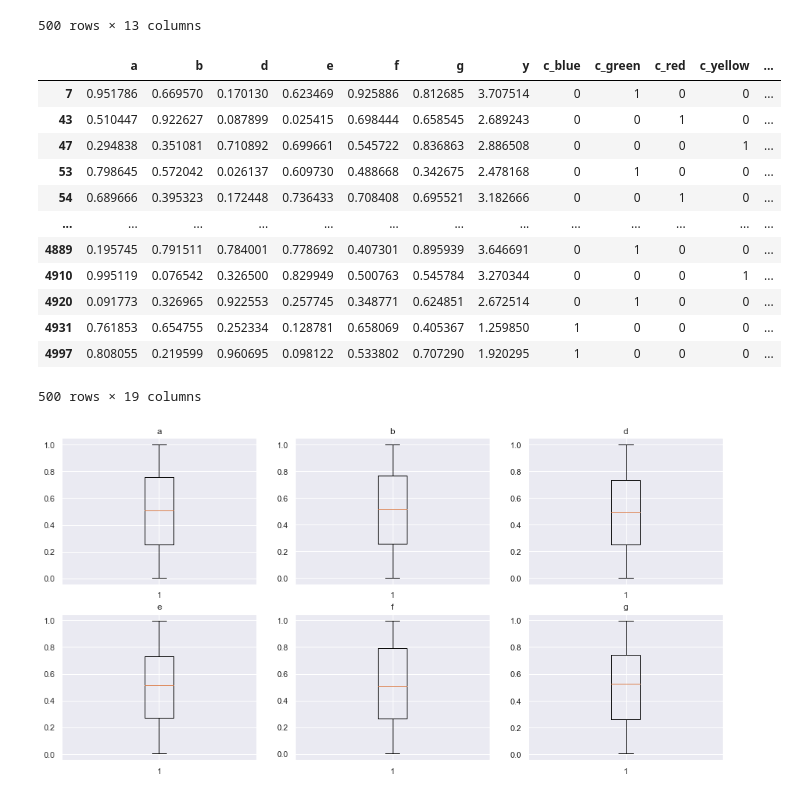
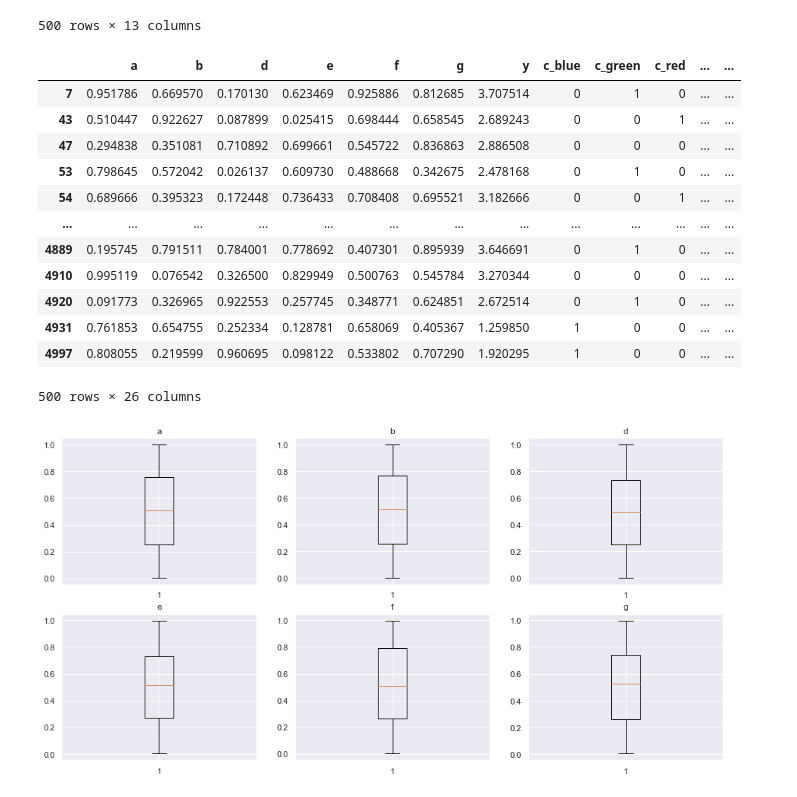
Before and after one commit to telenovelachuan/adobe_model_training, a Jupyter notebook: notebooks/feature exploration.ipynb, the cells around one changed output. Saved outputs shown, nothing was run; the diff lists cells and outputs as text; code cells hidden in the pictures.

```diff
--- a/notebooks/feature exploration.ipynb
+++ b/notebooks/feature exploration.ipynb
@@ -99,30 +99,38 @@ df_dummy
 | 4997 | 0.808055 | 0.219599 | 0.960695 | 0.098122 | 0.533802 | 0.707290 | 1.920295 | 1 | 0 | 0 | 0 | ... |
 500 rows × 13 columns
 # %%
-df_dummy['eh'] = df_dummy['e'] * df_dummy['h_white'] * df_dummy['c_blue'].map({0: 1, 1: 0})
-df_dummy['eh2'] = df_dummy['e'] * (df_dummy['h_white'] + df_dummy['c_blue'].map({0: 1, 1: 0}))
+df_dummy['ehc'] = df_dummy['e'] * df_dummy['h_white'] * df_dummy['c_blue'].map({0: 1, 1: 0})
+df_dummy['e(h+c)'] = df_dummy['e'] * (df_dummy['h_white'] + df_dummy['c_blue'].map({0: 1, 1: 0}))
+df_dummy['f+g'] = df_dummy['f'] + df_dummy['g']
+df_dummy['(f+g)*h*c'] = (df_dummy['f'] + df_dummy['g']) * df_dummy['h_white'] * df_dummy['c_blue'].map({0: 1, 1: 0})
+df_dummy['(f+g)*(h+c)'] = (df_dummy['f'] + df_dummy['g']) * (df_dummy['h_white'] + df_dummy['c_blue'].map({0: 1, 1: 0}))
 
-df_dummy['f+g'] = (df_dummy['f'] + df_dummy['g']) * df_dummy['h_white'] * df_dummy['c_blue'].map({0: 1, 1: 0})
-df_dummy['f+g2'] = (df_dummy['f'] + df_dummy['g']) * (df_dummy['h_white'] + df_dummy['c_blue'].map({0: 1, 1: 0}))
+df_dummy['ehc(f+g)'] = df_dummy['ehc'] * df_dummy['f+g']
+df_dummy['e(h+c)(f+g)'] = df_dummy['e(h+c)'] * df_dummy['f+g']
 
-df_dummy['eh(f+g)'] = df_dummy['eh'] * df_dummy['f+g']
-df_dummy['eh+f+g)'] = df_dummy['eh'] + df_dummy['f+g']
+df_dummy['ehc+f+g)'] = df_dummy['ehc'] + df_dummy['f+g']
+df_dummy['e(h+c)+f+g)'] = df_dummy['e(h+c)'] + df_dummy['f+g']
 
+df_dummy['eh(f+g)*(h+c)'] = df_dummy['ehc'] * df_dummy['(f+g)*(h+c)']
+df_dummy['eh+(f+g)*(h+c)'] = df_dummy['ehc'] + df_dummy['(f+g)*(h+c)']
+
+df_dummy['e(h+c)(f+g)*(h+c)'] = df_dummy['e(h+c)'] * df_dummy['(f+g)*(h+c)']
+df_dummy['e(h+c)+(f+g)*(h+c)'] = df_dummy['e(h+c)'] + df_dummy['(f+g)*(h+c)']
 df_dummy
 # %% [output]
-|  | a | b | d | e | f | g | y | c_blue | c_green | c_red | c_yellow | ... |
-| 7 | 0.951786 | 0.669570 | 0.170130 | 0.623469 | 0.925886 | 0.812685 | 3.707514 | 0 | 1 | 0 | 0 | ... |
-| 43 | 0.510447 | 0.922627 | 0.087899 | 0.025415 | 0.698444 | 0.658545 | 2.689243 | 0 | 0 | 1 | 0 | ... |
-| 47 | 0.294838 | 0.351081 | 0.710892 | 0.699661 | 0.545722 | 0.836863 | 2.886508 | 0 | 0 | 0 | 1 | ... |
-| 53 | 0.798645 | 0.572042 | 0.026137 | 0.609730 | 0.488668 | 0.342675 | 2.478168 | 0 | 1 | 0 | 0 | ... |
-| 54 | 0.689666 | 0.395323 | 0.172448 | 0.736433 | 0.708408 | 0.695521 | 3.182666 | 0 | 0 | 1 | 0 | ... |
+|  | a | b | d | e | f | g | y | c_blue | c_green | c_red | ... | ... |
+| 7 | 0.951786 | 0.669570 | 0.170130 | 0.623469 | 0.925886 | 0.812685 | 3.707514 | 0 | 1 | 0 | ... | ... |
+| 43 | 0.510447 | 0.922627 | 0.087899 | 0.025415 | 0.698444 | 0.658545 | 2.689243 | 0 | 0 | 1 | ... | ... |
+| 47 | 0.294838 | 0.351081 | 0.710892 | 0.699661 | 0.545722 | 0.836863 | 2.886508 | 0 | 0 | 0 | ... | ... |
+| 53 | 0.798645 | 0.572042 | 0.026137 | 0.609730 | 0.488668 | 0.342675 | 2.478168 | 0 | 1 | 0 | ... | ... |
+| 54 | 0.689666 | 0.395323 | 0.172448 | 0.736433 | 0.708408 | 0.695521 | 3.182666 | 0 | 0 | 1 | ... | ... |
 | ... | ... | ... | ... | ... | ... | ... | ... | ... | ... | ... | ... | ... |
-| 4889 | 0.195745 | 0.791511 | 0.784001 | 0.778692 | 0.407301 | 0.895939 | 3.646691 | 0 | 1 | 0 | 0 | ... |
-| 4910 | 0.995119 | 0.076542 | 0.326500 | 0.829949 | 0.500763 | 0.545784 | 3.270344 | 0 | 0 | 0 | 1 | ... |
-| 4920 | 0.091773 | 0.326965 | 0.922553 | 0.257745 | 0.348771 | 0.624851 | 2.672514 | 0 | 1 | 0 | 0 | ... |
-| 4931 | 0.761853 | 0.654755 | 0.252334 | 0.128781 | 0.658069 | 0.405367 | 1.259850 | 1 | 0 | 0 | 0 | ... |
-| 4997 | 0.808055 | 0.219599 | 0.960695 | 0.098122 | 0.533802 | 0.707290 | 1.920295 | 1 | 0 | 0 | 0 | ... |
+| 4889 | 0.195745 | 0.791511 | 0.784001 | 0.778692 | 0.407301 | 0.895939 | 3.646691 | 0 | 1 | 0 | ... | ... |
+| 4910 | 0.995119 | 0.076542 | 0.326500 | 0.829949 | 0.500763 | 0.545784 | 3.270344 | 0 | 0 | 0 | ... | ... |
+| 4920 | 0.091773 | 0.326965 | 0.922553 | 0.257745 | 0.348771 | 0.624851 | 2.672514 | 0 | 1 | 0 | ... | ... |
+| 4931 | 0.761853 | 0.654755 | 0.252334 | 0.128781 | 0.658069 | 0.405367 | 1.259850 | 1 | 0 | 0 | ... | ... |
+| 4997 | 0.808055 | 0.219599 | 0.960695 | 0.098122 | 0.533802 | 0.707290 | 1.920295 | 1 | 0 | 0 | ... | ... |
-500 rows × 19 columns
+500 rows × 26 columns
 # %%
 fig, axs = plt.subplots(2, 3, figsize=(16, 8))
 for i in range(len(num_cols)):
```
Also changed, not shown: parts of 1 cell of this notebook.
